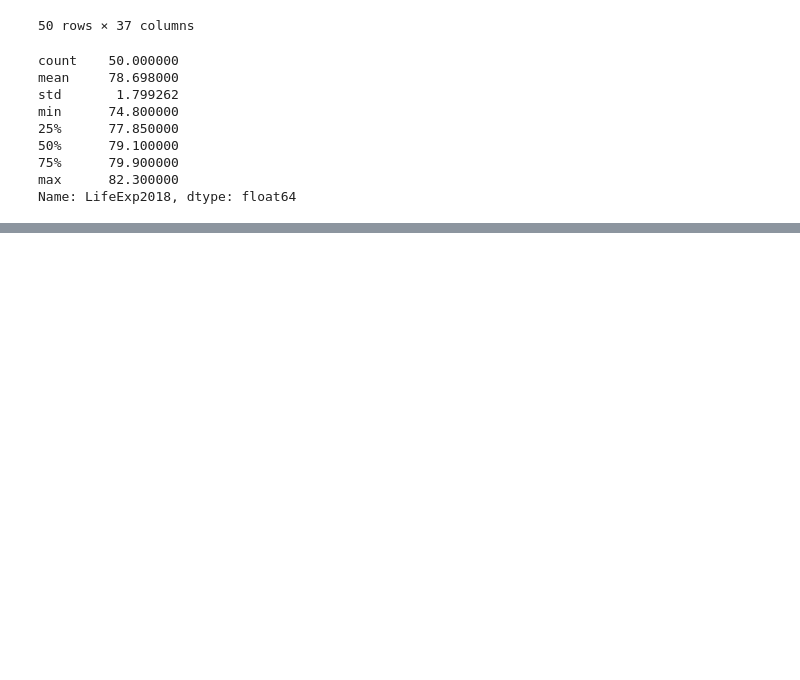
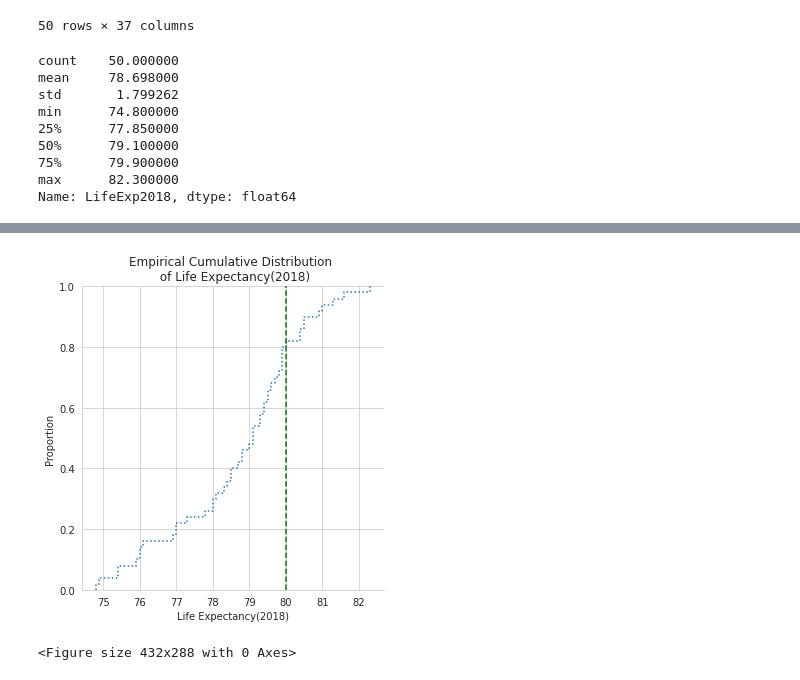
Before and after one commit to pallabee/Demographic-Data-Analysis, a Jupyter notebook: visualize_distributions.ipynb, the cells around one changed output, grey strips where cells are left out. Cells and saved outputs as stored; diff of their text form; code cells hidden in the pictures; blank space fills up the shorter version.

```diff
--- a/visualize_distributions.ipynb
+++ b/visualize_distributions.ipynb
@@ -115,0 +118,11 @@ plt.show()
+# %%
+# Plot of the life empirical cumulative distribution function (ECDF) of life expectancy(2018)
+sns.displot(merged_data['LifeExp2018'],kind = 'ecdf', linestyle = ':')
+plt.axvline(x = 80, color = 'green', linestyle = '--')
+plt.xlabel('Life Expectancy(2018)')
+plt.title('Empirical Cumulative Distribution \n of Life Expectancy(2018)')
+plt.show()
+plt.clf()
+# %% [output]
+[figure, added]
+<Figure size 432x288 with 0 Axes>
```
Also changed, not shown: parts of 1 cell of this notebook.
